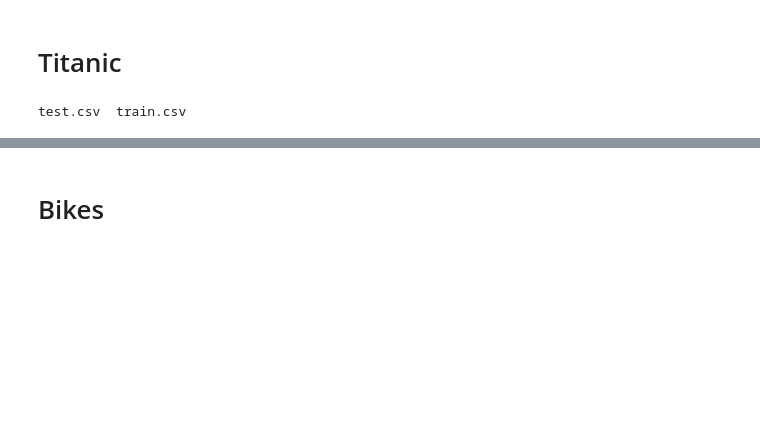
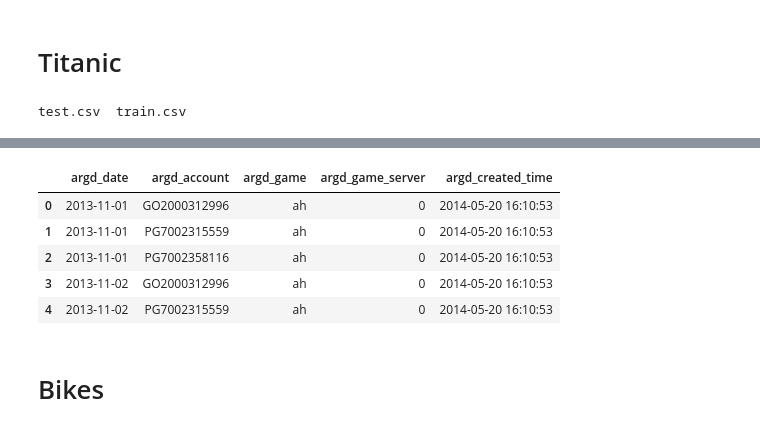
Before and after one commit to chanhou/ipython_tips, a Jupyter notebook: Orange_ConvertCsvToDataTable.ipynb, the cells around one changed output, grey strips where cells are left out. Cells and saved outputs as stored; diff of their text form; code cells hidden in the pictures; blank space fills up the shorter version.

```diff
--- a/Orange_ConvertCsvToDataTable.ipynb
+++ b/Orange_ConvertCsvToDataTable.ipynb
@@ -42,0 +47,11 @@ titanic_test_tab.save("../orangetables/titanic_test.tab")
+# %%
+vvip = pd.read_csv("/home/chan/self/pub_game/vvip document/vvip_dau.csv")
+# %%
+vvip.head()
+# %% [output]
+|  | argd_date | argd_account | argd_game | argd_game_server | argd_created_time |
+| 0 | 2013-11-01 | GO2000312996 | ah | 0 | 2014-05-20 16:10:53 |
+| 1 | 2013-11-01 | PG7002315559 | ah | 0 | 2014-05-20 16:10:53 |
+| 2 | 2013-11-01 | PG7002358116 | ah | 0 | 2014-05-20 16:10:53 |
+| 3 | 2013-11-02 | GO2000312996 | ah | 0 | 2014-05-20 16:10:53 |
+| 4 | 2013-11-02 | PG7002315559 | ah | 0 | 2014-05-20 16:10:53 |
```
Also changed, not shown: parts of 3 cells of this notebook, 3 other files.
